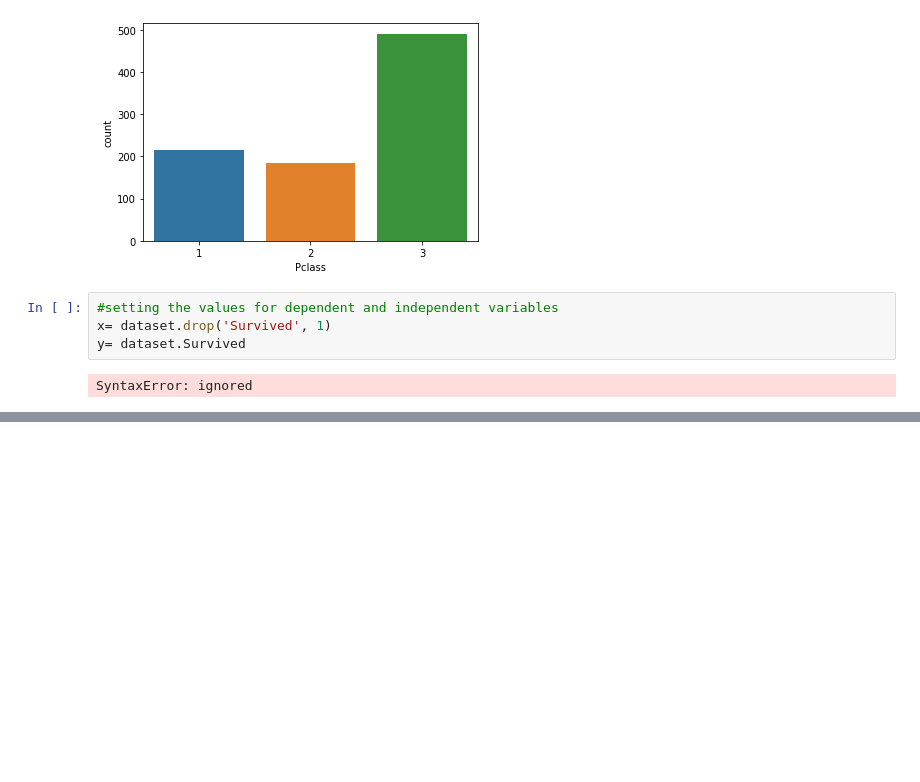
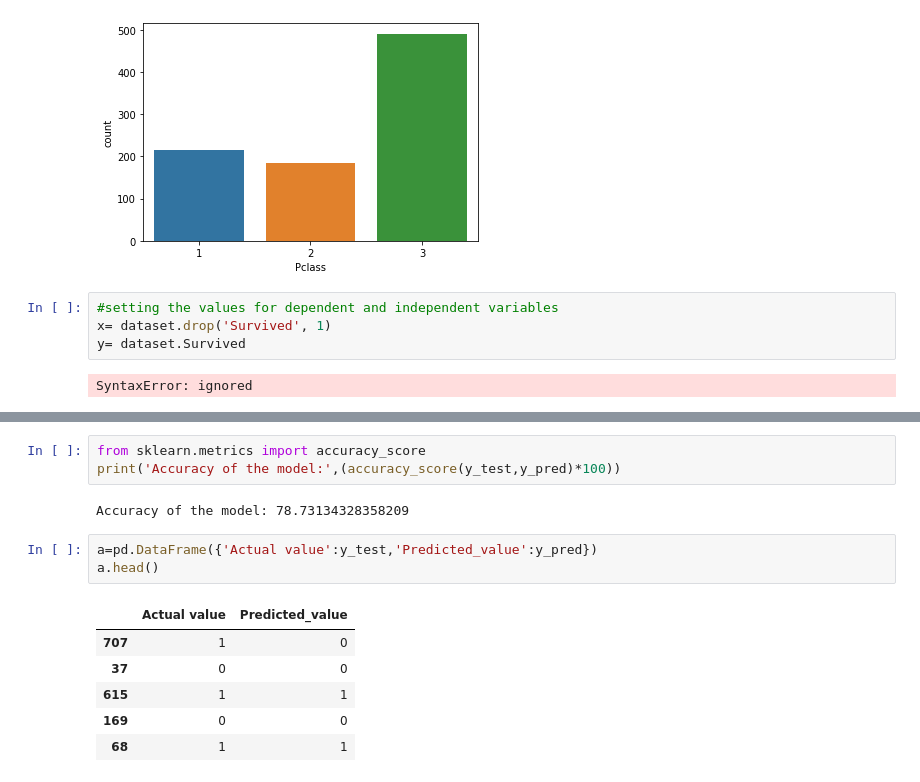
Before and after one commit to anjanasuresh14/INTRODUCTION-TO-PYTHON, a Jupyter notebook: Python20.ipynb, the cells around one changed output, grey strips where cells are left out. Saved outputs shown, nothing was run; the diff lists cells and outputs as text; blank space fills up the shorter version.

```diff
--- a/Python20.ipynb
+++ b/Python20.ipynb
@@ -117,0 +179,15 @@ SyntaxError: ignored
+# %%
+from sklearn.metrics import accuracy_score
+print('Accuracy of the model:',(accuracy_score(y_test,y_pred)*100))
+# %% [output]
+Accuracy of the model: 78.73134328358209
+# %%
+a=pd.DataFrame({'Actual value':y_test,'Predicted_value':y_pred})
+a.head()
+# %% [output]
+|  | Actual value | Predicted_value |
+| 707 | 1 | 0 |
+| 37 | 0 | 0 |
+| 615 | 1 | 1 |
+| 169 | 0 | 0 |
+| 68 | 1 | 1 |
```
Also changed, not shown: parts of 20 cells of this notebook.
